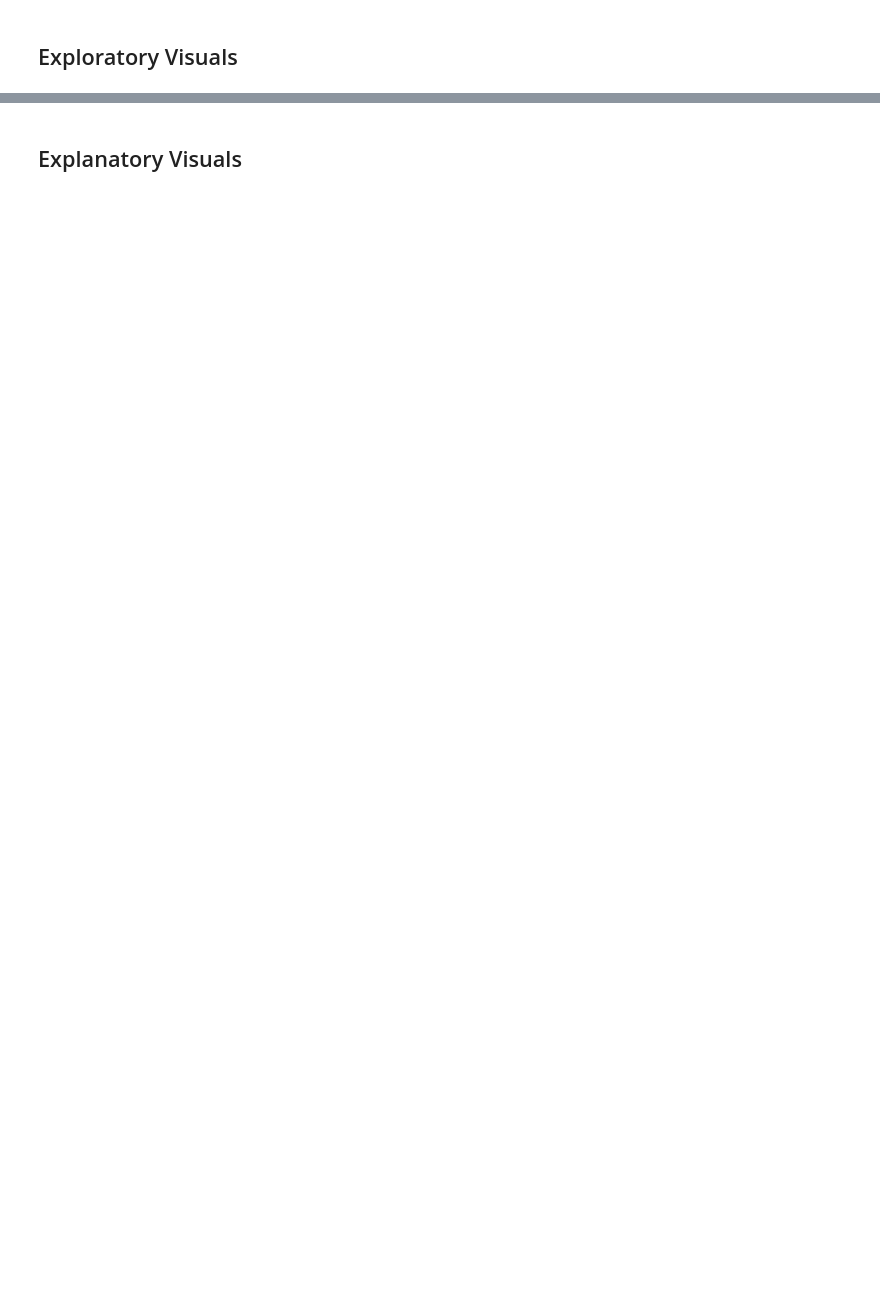
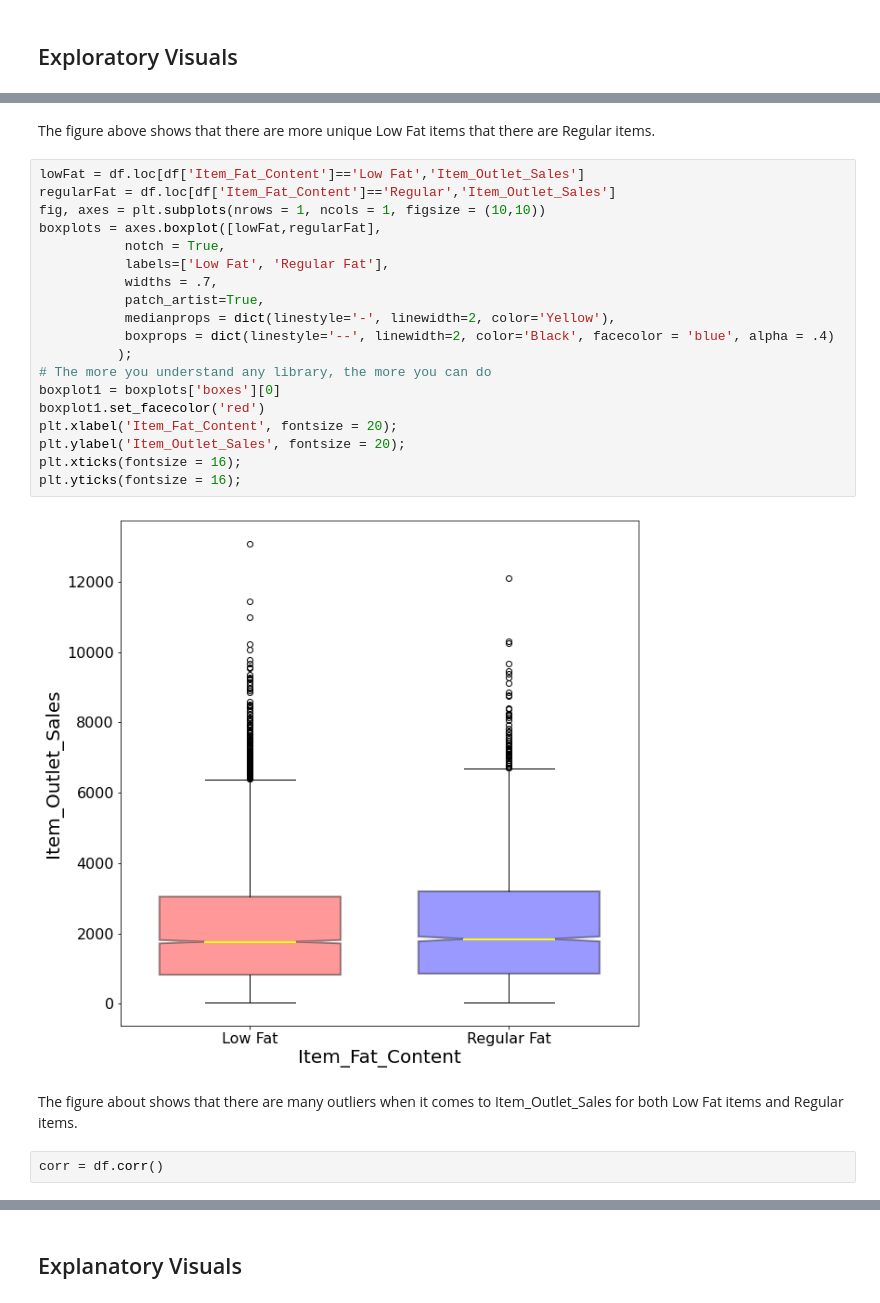
Before and after one commit to joeneb24/Project-1, a Jupyter notebook: SalesPredictions.ipynb, the cells around one changed output, grey strips where cells are left out. Cells and saved outputs as stored; diff of their text form; blank space fills up the shorter version.

```diff
--- a/SalesPredictions.ipynb
+++ b/SalesPredictions.ipynb
@@ -230,0 +262,27 @@ Name: Item_Outlet_Sales, dtype: float64
+# %% [markdown]
+The figure above shows that there are more unique Low Fat items that there are Regular items.
+# %%
+lowFat = df.loc[df['Item_Fat_Content']=='Low Fat','Item_Outlet_Sales']
+regularFat = df.loc[df['Item_Fat_Content']=='Regular','Item_Outlet_Sales']
+fig, axes = plt.subplots(nrows = 1, ncols = 1, figsize = (10,10))
+boxplots = axes.boxplot([lowFat,regularFat],
+           notch = True,
+           labels=['Low Fat', 'Regular Fat'],
+           widths = .7,
+           patch_artist=True,
+           medianprops = dict(linestyle='-', linewidth=2, color='Yellow'),
+           boxprops = dict(linestyle='--', linewidth=2, color='Black', facecolor = 'blue', alpha = .4)
+          );
+# The more you understand any library, the more you can do
+boxplot1 = boxplots['boxes'][0]
+boxplot1.set_facecolor('red')
+plt.xlabel('Item_Fat_Content', fontsize = 20);
+plt.ylabel('Item_Outlet_Sales', fontsize = 20);
+plt.xticks(fontsize = 16);
+plt.yticks(fontsize = 16);
+# %% [output]
+[figure, added]
+# %% [markdown]
+The figure about shows that there are many outliers when it comes to Item_Outlet_Sales for both Low Fat items and Regular items.
+# %%
+corr = df.corr()
```
Also changed, not shown: parts of 7 cells of this notebook.
